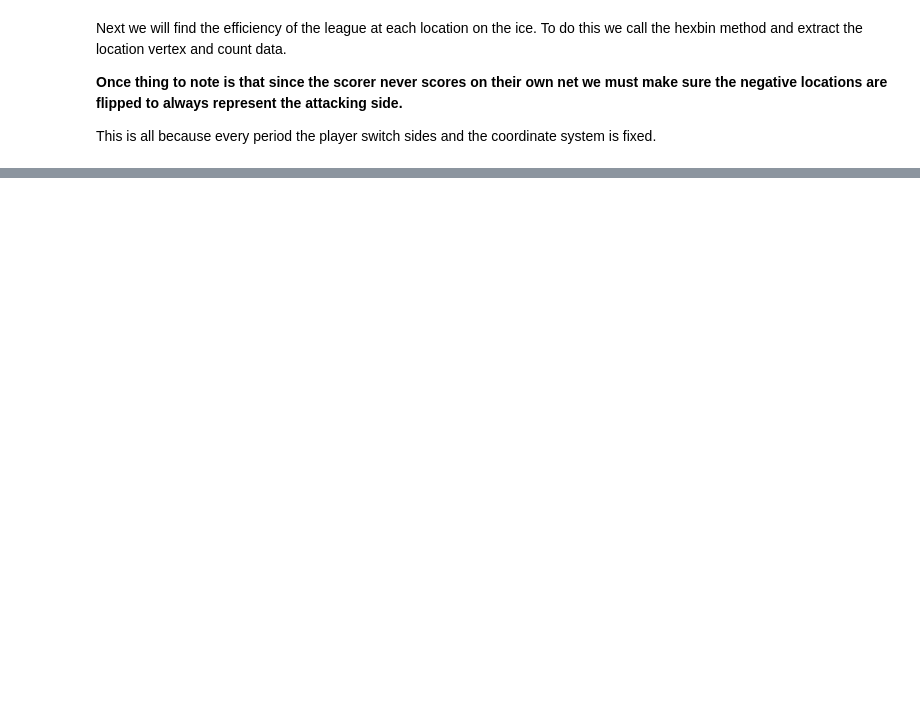
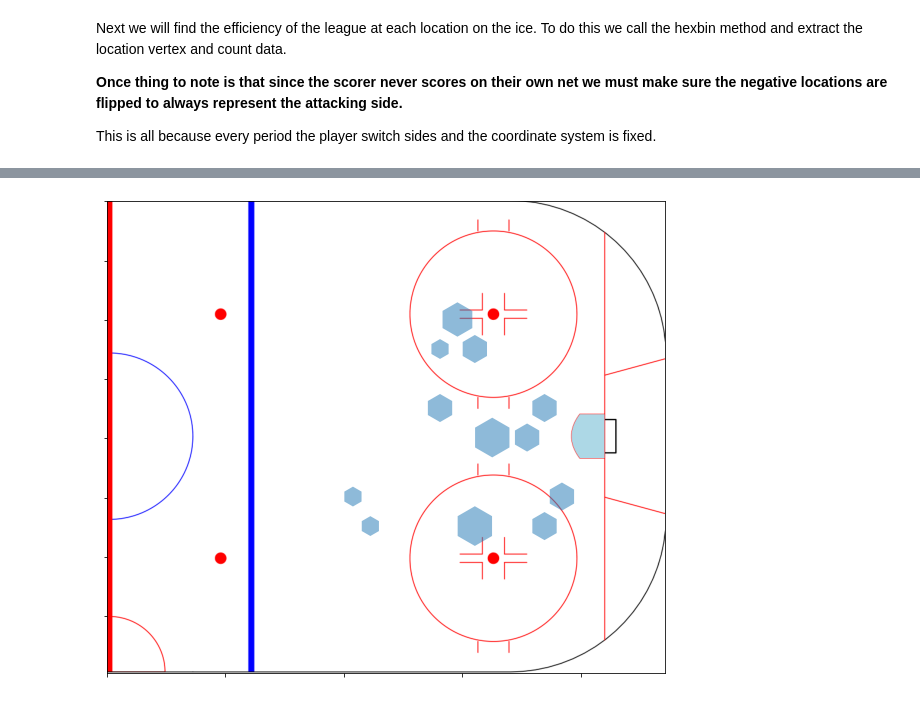
Before and after one commit to the-data-base/nhl-breakouts, a Jupyter notebook: analysis/exploring_nhl_api.ipynb, the cells around one changed output, grey strips where cells are left out. Drawn from its saved outputs; the diff is of its cells as text; code cells hidden in the pictures; blank space fills up the shorter version.

```diff
--- a/analysis/exploring_nhl_api.ipynb
+++ b/analysis/exploring_nhl_api.ipynb
@@ -594,0 +950,48 @@ something like... all shots and goals x coords in one list, another for y coords
+# %%
+# Player data
+
+# Using matplotlib we create a new figure for plotting
+fig=plt.figure(figsize=(10,10))
+ax = fig.add_subplot(111)
+# Clean up the figure to be completely blank
+ax.set_facecolor("white")
+fig.patch.set_facecolor("white")
+fig.patch.set_alpha(0.0)
+# Remove the labelling of axes
+ax.set_xticklabels(labels = [''], fontsize = 18,
+   alpha = .7,minor=False)
+ax.set_yticklabels(labels = [''], fontsize = 18,
+   alpha = .7,minor=False)
+# Using pillow to get the rink image and extract the image size
+I = Image.open('nhl_arena.png')
+ax.imshow(I);width, height = I.size
+
+
+# Calculate the scaling factor and offset (trial and error)
+scalingx=width/100-0.6
+scalingy=height/100+0.5
+x_trans=33
+y_trans=height/2
+# We will want to scale the size of our hex bins with the image so we calculate a "radius" scaling factor here
+S = 3.8*scalingx
+
+
+# Loop over the locations and draw the hex
+for i,v in enumerate(league_verts):
+   # Ignore empty locations
+   if player_shot_frequency[i] < 1:continue
+
+   # Normalize the shot frequency data between 0-1
+   scaled_shot_frequency = player_shot_frequency[i]/max(player_shot_frequency)
+   # Scale the hexagon size based on shot frequency
+   radius = S*math.sqrt(scaled_shot_frequency)
+   # Finally we will plot the hexagon including the scaling and translations we found earlier
+   hex = RegularPolygon((x_trans+v[0]*scalingx, y_trans-v[1]*scalingy),
+                        numVertices=6,
+                        radius=radius,
+                        orientation=np.radians(0),
+                        alpha=0.5,
+                        edgecolor=None)
+   ax.add_patch(hex)
+# %% [output]
+[figure, added]
```
Also changed, not shown: parts of 20 cells of this notebook, 1 other file.
